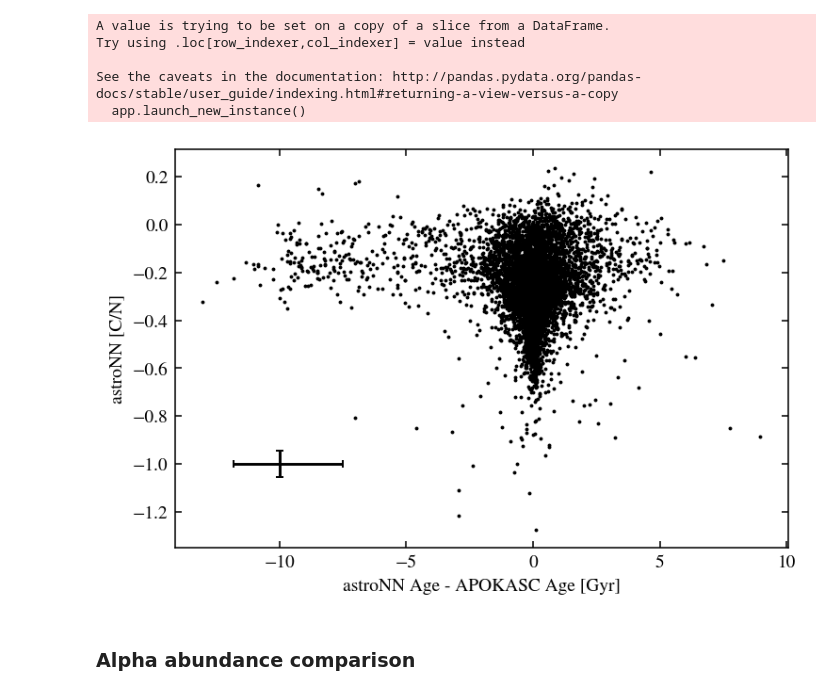
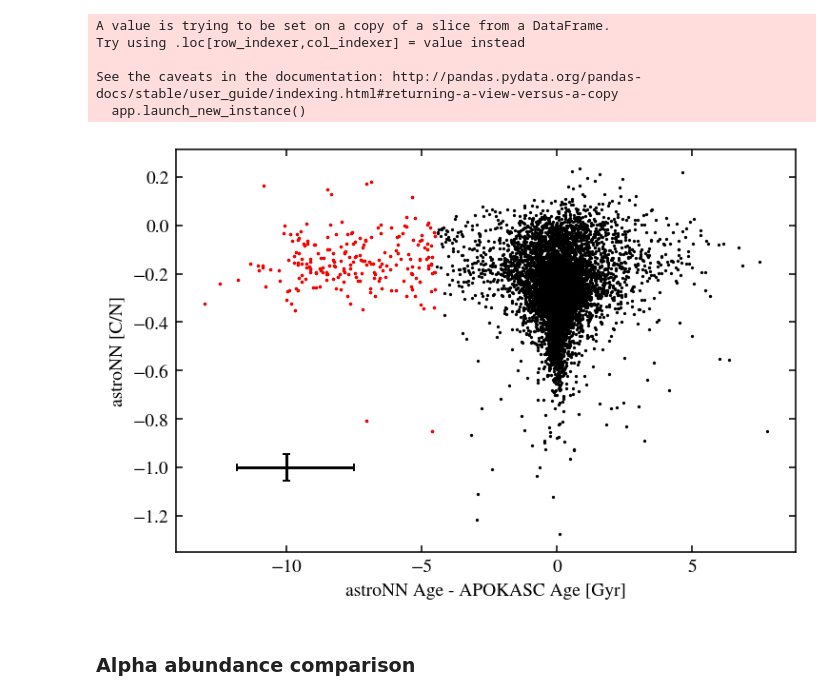
Before and after one commit to lodubay/first-year-project, a Jupyter notebook: compare_datasets.ipynb, the cells around one changed output. Cells and saved outputs as stored; diff of their text form; code cells hidden in the pictures.

Commit message:
added comparison of astroNN low metallicity stars

```diff
--- a/compare_datasets.ipynb
+++ b/compare_datasets.ipynb
@@ -98,7 +98,7 @@ stellar_params.dropna(how='all', inplace=True)
 stellar_params.drop_duplicates(subset='APOGEE_ID', inplace=True)
 stellar_params.set_index('APOGEE_ID', inplace=True)
 # Rename columns
-mapper = dict([(col, 'ASTRONN_'+col) for col in astroNN_cols[4:]])
+mapper = dict([(col, 'ASTRONN_'+col) for col in astroNN_cols[3:]])
 stellar_params.rename(columns=mapper, inplace=True)
 stellar_params.rename(columns={'age_lowess_correct': 'ASTRONN_AGE', 'age_total_error': 'ASTRONN_AGE_ERR', 'met50': 'STARHORSE_M_H'},
                       inplace=True)
@@ -249,20 +249,21 @@ See the caveats in the documentation: http://pandas.pydata.org/pandas-docs/stabl
 # %%
 # Age difference vs C/N
 fig, ax = plt.subplots()
 ax.scatter(ages['ASTRONN_AGE'] - ages['APOKASC2_AGE'],
-           ages['ASTRONN_C_N'], c='k', s=1)
+           ages['ASTRONN_C_N'], c='k', s=.5)
+ax.scatter(outliers['ASTRONN_AGE'] - outliers['APOKASC2_AGE'],
+           outliers['ASTRONN_C_N'], c='r', s=.6)
 # plot RMS errors added in quadrature
 ax.errorbar(-10, -1,
-            xerr=[[quad_add(rms(ages['APOKASC2_AGE_MERR']), rms(ages['ASTRONN_AGE_ERR']))],
-                  [quad_add(rms(ages['APOKASC2_AGE_PERR']), rms(ages['ASTRONN_AGE_ERR']))]],
+            xerr=rms_diff_err,
             yerr=rms(ages['ASTRONN_C_N_ERR']),
             color='k', capsize=2)
 ax.set_xlabel('astroNN Age - APOKASC Age [Gyr]')
 ax.set_ylabel('astroNN [C/N]')
 plt.savefig('agediff_CN.png')
 plt.show()
 # %% [output]
-[figure, old version]
+[figure, new version]
 # %% [markdown]
 ### Alpha abundance comparison
 # %%
```
Also changed, not shown: parts of 5 cells of this notebook, 2 other files.
